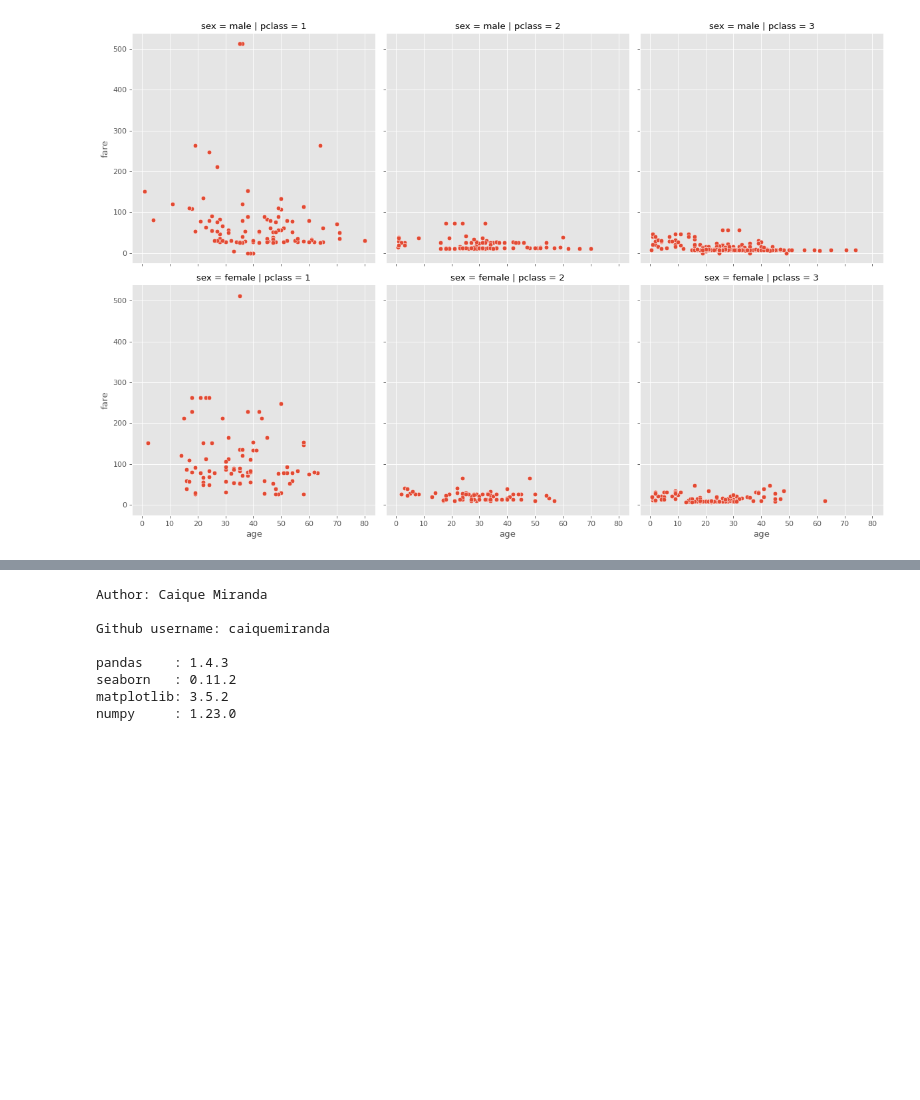
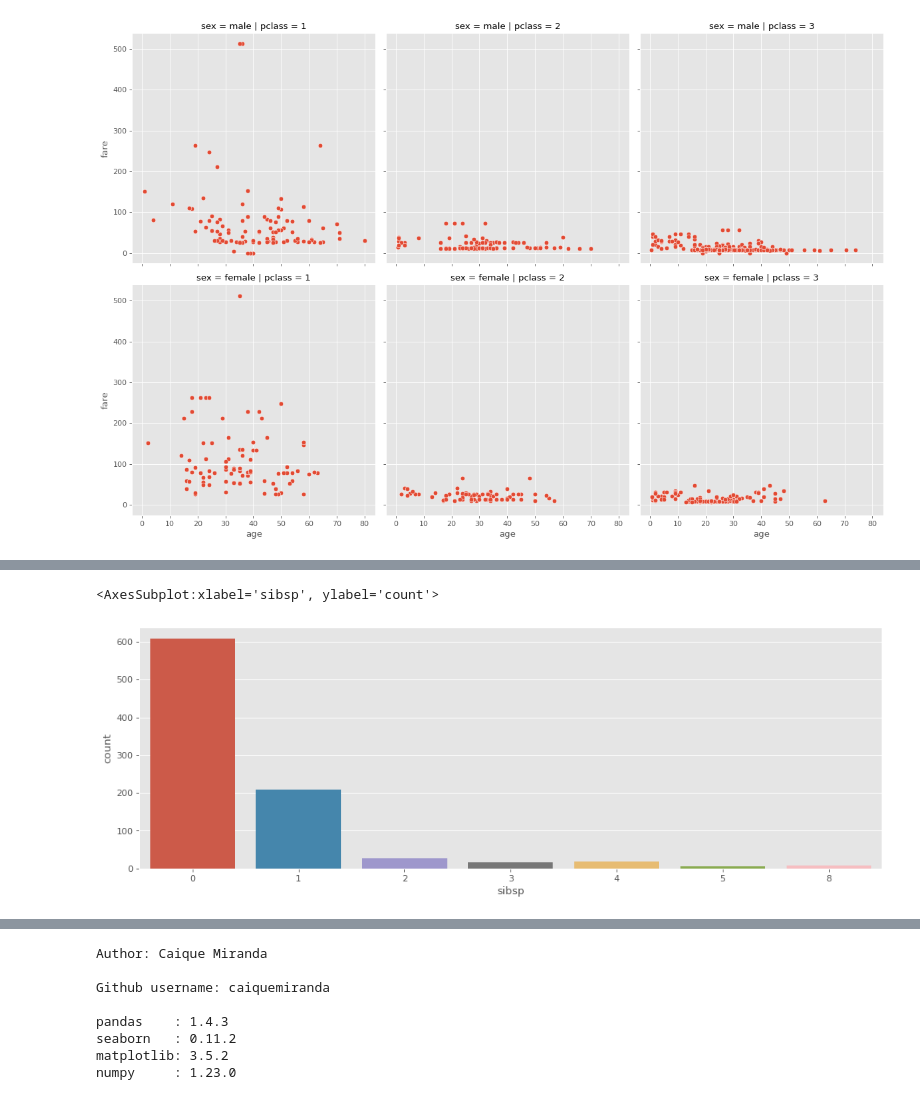
Before and after one commit to caiquemiranda/data-visualization-python, a Jupyter notebook: 10-analysis-visualization-titanic-dataset.ipynb, the cells around one changed output, grey strips where cells are left out. Saved outputs shown, nothing was run; the diff lists cells and outputs as text; code cells hidden in the pictures; blank space fills up the shorter version.

Commit message:
sibsp-part-1

```diff
--- a/10-analysis-visualization-titanic-dataset.ipynb
+++ b/10-analysis-visualization-titanic-dataset.ipynb
@@ -628,0 +644,6 @@ sns.relplot(x= 'age',
+# %%
+sns.countplot('sibsp',
+              data= titanic);
+# %% [output]
+<AxesSubplot:xlabel='sibsp', ylabel='count'>
+[figure, added]
```
Also changed, not shown: parts of 4 cells of this notebook.
